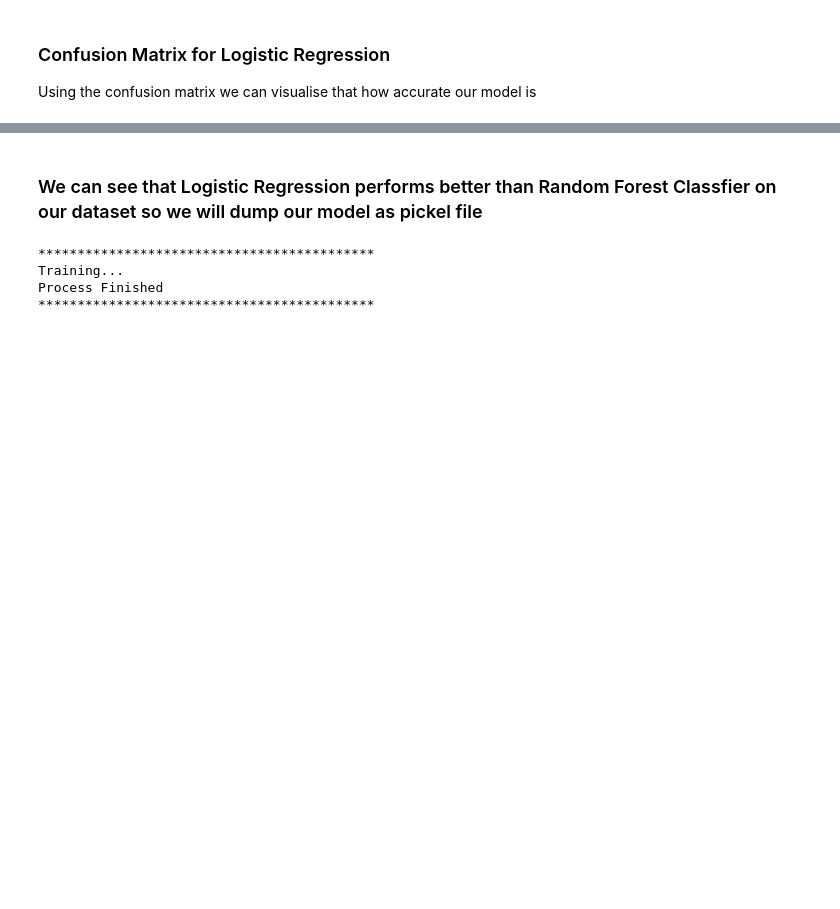
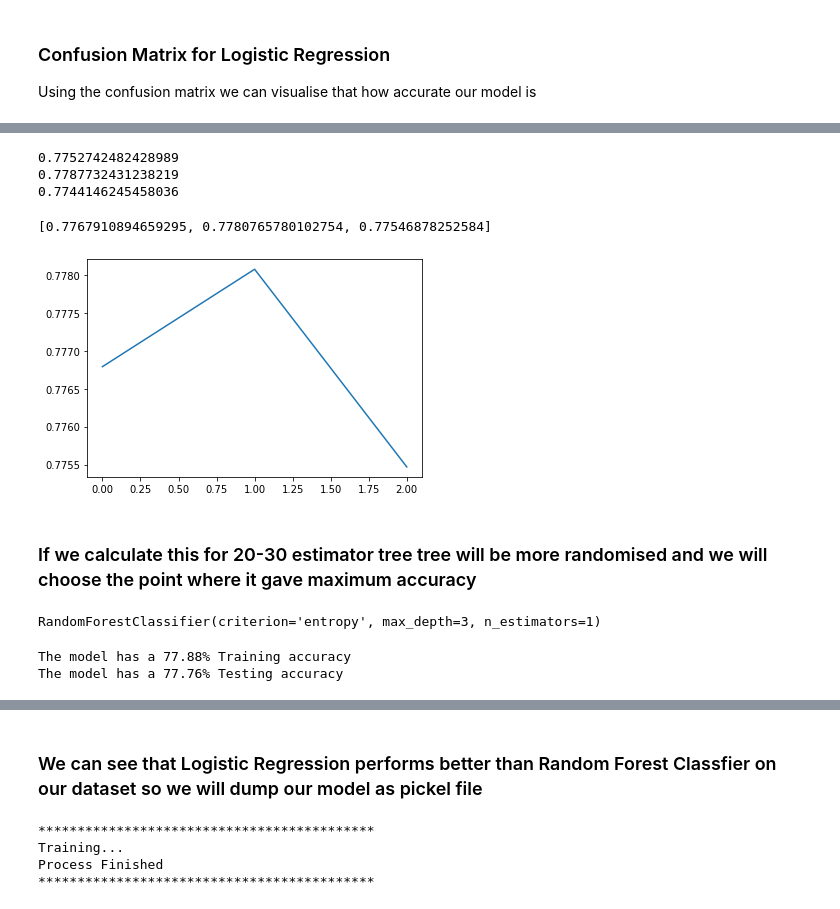
Before and after one commit to ankush-1208/Malicious-URL-Detection, a Jupyter notebook: URL Detection using Python.ipynb, the cells around one changed output, grey strips where cells are left out. Cells and saved outputs as stored; diff of their text form; code cells hidden in the pictures; blank space fills up the shorter version.

Commit message:
Add files via upload
Added Random Forest Classifier

```diff
--- a/URL Detection using Python.ipynb
+++ b/URL Detection using Python.ipynb
@@ -352,0 +372,10 @@ Classification Matrix for the model is:
+# %%
+rf = RandomForestClassifier(n_estimators=1,max_depth=2,random_state=0)
+# %%
+print('********************************************************')
+print('Applying Random forest algorithm ...')
+start = process_time()
+rf.fit(trainX, trainY)
+end = process_time()
+print(f'Model is trained. It took {end - start} seconds to train the model!')
+print('********************************************************')
@@ -352,0 +400,33 @@ Classification Matrix for the model is:
+# %%
+acc_lst = []
+for i in range(1,4):
+    acc = cross_val_score(RandomForestClassifier(n_estimators=i,max_depth=2,criterion='entropy'),trainX,trainY,cv=5).mean()
+    print(acc)
+    acc_lst.append(acc)
+# %% [output]
+0.7752742482428989
+0.7787732431238219
+0.7744146245458036
+# %%
+print(acc_lst)
+plt.plot(acc_lst)
+mx = np.argmax(acc_lst)
+plt.show()
+# %% [output]
+[0.7767910894659295, 0.7780765780102754, 0.77546878252584]
+[figure, added]
+# %% [markdown]
+### If we calculate this for 20-30 estimator tree tree will be more randomised and we will choose the point where it gave maximum accuracy
+# %%
+# We got the maximum n_estimator point now (:
+# print(mx)
+rf = RandomForestClassifier(n_estimators = 2,max_depth=3,criterion='entropy')
+rf.fit(trainX,trainY)
+# %% [output]
+RandomForestClassifier(criterion='entropy', max_depth=3, n_estimators=1)
+# %%
+print(f'The model has a {rf.score(trainX,trainY) * 100:.2f}% Training accuracy')
+print(f'The model has a {rf.score(testX,testY) * 100:.2f}% Testing accuracy')
+# %% [output]
+The model has a 77.88% Training accuracy
+The model has a 77.76% Testing accuracy
```
Also changed, not shown: parts of 31 cells of this notebook.
